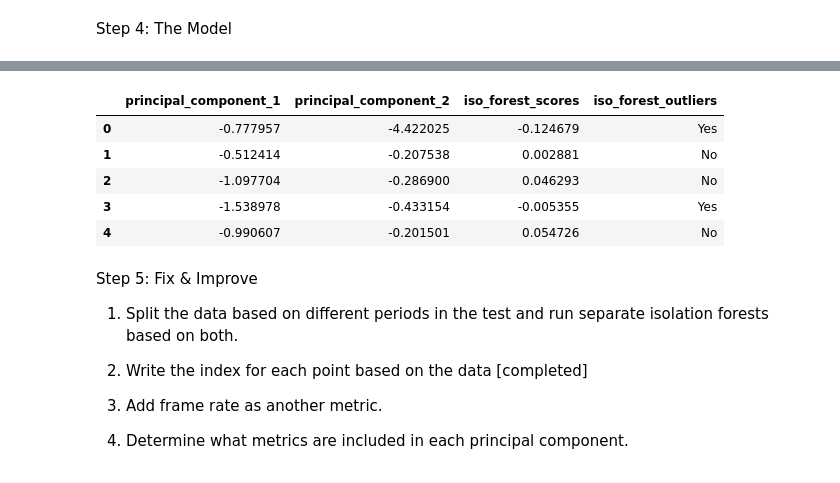
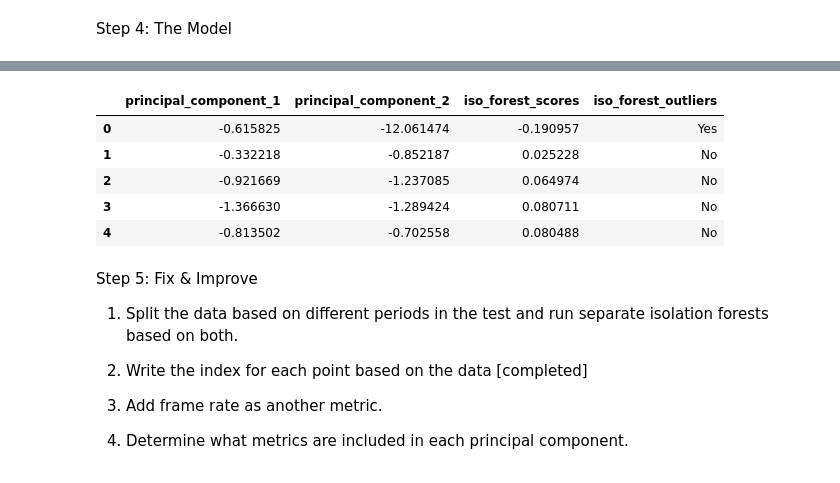
Before and after one commit to hitha-vargantiFM/ML_model, a Jupyter notebook: model1.ipynb, the cells around one changed output, grey strips where cells are left out. Drawn from its saved outputs; the diff is of its cells as text; code cells hidden in the pictures.

```diff
--- a/model1.ipynb
+++ b/model1.ipynb
@@ -142,36 +142,36 @@ sample_isf.head()
 | 3 | 0.109638 | 3567914431 | 0.000000 | 7.709417 | 0.00000 | 6666.8 | ... |
 | 4 | 0.109810 | 3608273648 | 367.536809 | 5.417800 | 73285.74318 | 6666.8 | ... |
 # %%
-sample_isf_2 = df_cleaned
+sample_isf_2 = df_cleaned.drop(columns='Time')
 # Standardize features
 sample_scaled = StandardScaler().fit_transform(sample_isf_2)
 # Define dimensions = 2
 pca = PCA(n_components=2)
 # Conduct the PCA
 principal_comp = pca.fit_transform(sample_scaled)
 # Convert to dataframe
 pca_df = pd.DataFrame(data = principal_comp, columns = ['principal_component_1', 'principal_component_2'])
 pca_df.head()
 # Train the model
 isf_2 = IsolationForest()
 isf_2.fit(pca_df)
 # Predictions
 predictions = isf_2.predict(pca_df)
 # Extract scores
 pca_df["iso_forest_scores"] = isf_2.decision_function(pca_df)
 # Extract predictions
 pca_df["iso_forest_outliers"] = predictions
 # Replace "-1" with "Yes" and "1" with "No"
 pca_df['iso_forest_outliers'] = pca_df['iso_forest_outliers'].replace([-1, 1], ["Yes", "No"])
 # Print the first 5 firms
 pca_df.head()
 # %% [output]
 |  | principal_component_1 | principal_component_2 | iso_forest_scores | iso_forest_outliers |
-| 0 | -0.777957 | -4.422025 | -0.124679 | Yes |
-| 1 | -0.512414 | -0.207538 | 0.002881 | No |
-| 2 | -1.097704 | -0.286900 | 0.046293 | No |
-| 3 | -1.538978 | -0.433154 | -0.005355 | Yes |
-| 4 | -0.990607 | -0.201501 | 0.054726 | No |
+| 0 | -0.615825 | -12.061474 | -0.190957 | Yes |
+| 1 | -0.332218 | -0.852187 | 0.025228 | No |
+| 2 | -0.921669 | -1.237085 | 0.064974 | No |
+| 3 | -1.366630 | -1.289424 | 0.080711 | No |
+| 4 | -0.813502 | -0.702558 | 0.080488 | No |
 # %%
 import plotly.express as px
 
```
Also changed, not shown: parts of 4 cells of this notebook.
